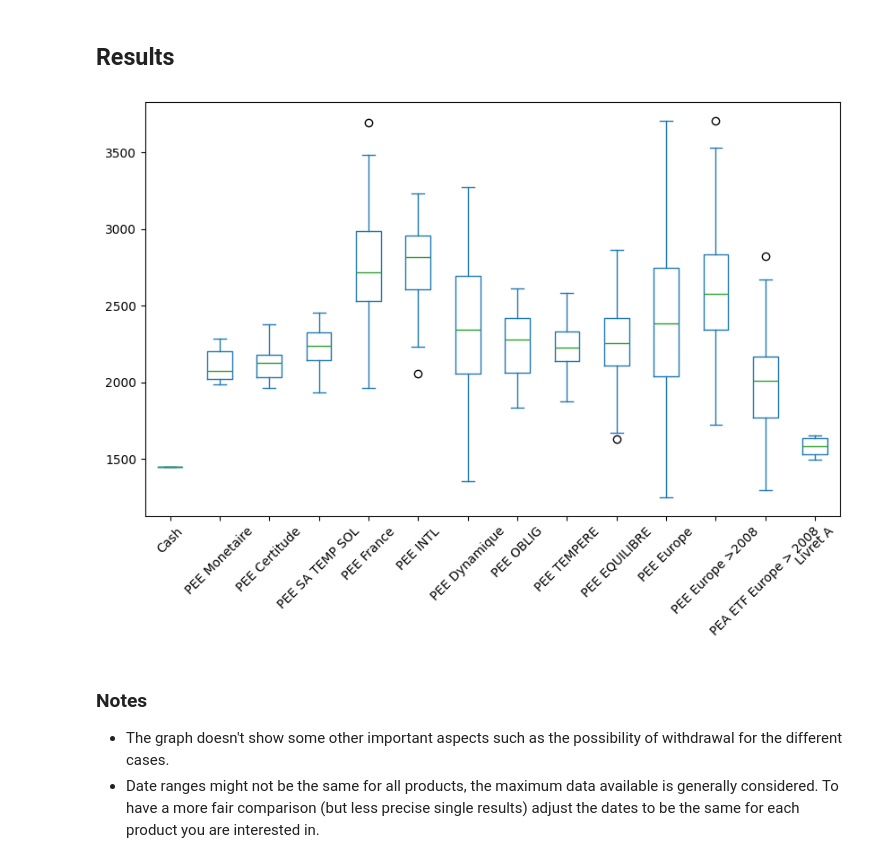
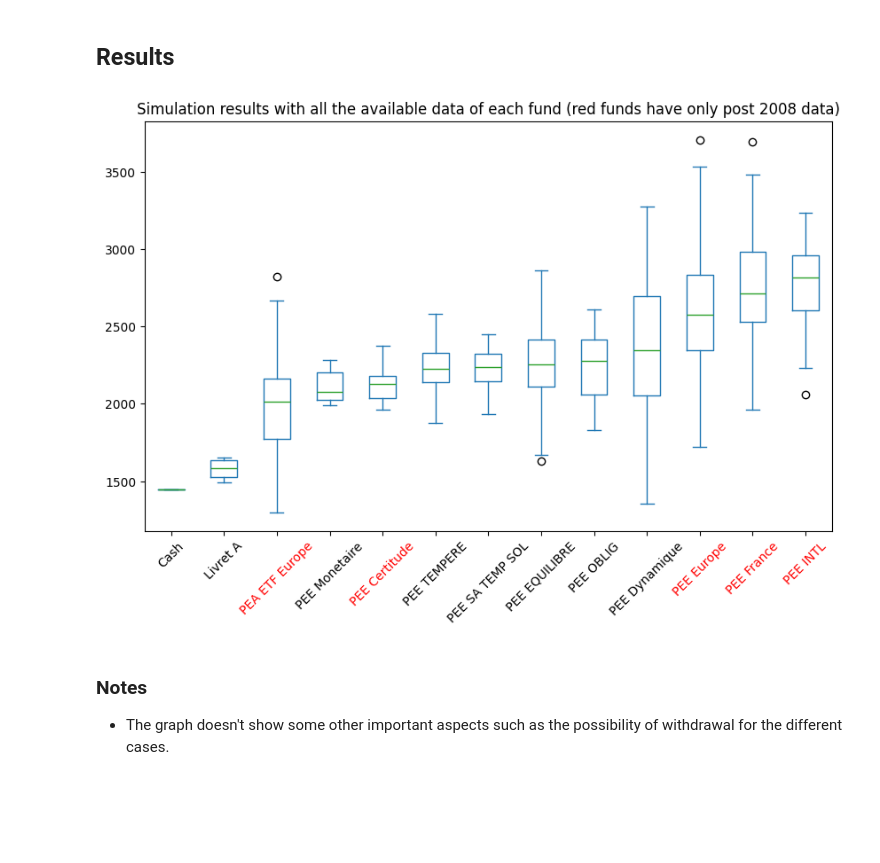
Before and after one commit to Marcondiro/plan-epargne-entreprise-analysis, a Jupyter notebook: pee.ipynb, the cells around one changed output. Cells and saved outputs as stored; diff of their text form; code cells hidden in the pictures; blank space fills up the shorter version.

Commit message:
Add comparison on same data range

```diff
--- a/pee.ipynb
+++ b/pee.ipynb
@@ -210,7 +196,6 @@ results["PEE EQUILIBRE"] = past_returns(df, params.PRIME, consts.PRELEVEMENT_SOC
 # %% [markdown]
 ### PEE CM-AM AVENIR ACTIONS EUROPE
 # %%
-# From the KID (Document d’informations clés)
 entrance_fee = 0.01
 
 df = pd.read_excel("./data/CM-AM AVENIR ACTIONS EUROPE.xlsx", skiprows=6, usecols="A:D", parse_dates=["Date de cotation"], date_format='%d/%m/%Y', index_col='Date de cotation', skipfooter=5)
@@ -219,7 +204,7 @@ df['price'] = df['Dernier cours en EUR']
 results["PEE Europe"] = past_returns(df, params.PRIME, consts.PRELEVEMENT_SOCIAUX, entrance_fee)
 
 df = df[df.index >= "2009-02"]
-results["PEE Europe >2008"] = past_returns(df, params.PRIME, consts.PRELEVEMENT_SOCIAUX, entrance_fee)
+results["PEE Europe"] = past_returns(df, params.PRIME, consts.PRELEVEMENT_SOCIAUX, entrance_fee)
 # %% [markdown]
 ### PEA ETF EURO STOXX 50
 Cash out and put everything in an ETF, on a plan d'épargne en actions(PEA), having the same benchmark as the PEE Europe fund.
@@ -231,7 +216,7 @@ exit_fixed_fee = 6          # transfer out
 df = pd.read_csv("./data/AMUNDIEUROSTOXX50UCITSETFDREURC.txt", sep="\t", parse_dates=["date"], dayfirst=True, index_col='date')
 
 df['price'] = df['clot']
-results["PEA ETF Europe > 2008"] = past_returns(df, prime_net - entrance_fixed_fee, consts.PRELEVEMENT_SOCIAUX) - exit_fixed_fee
+results["PEA ETF Europe"] = past_returns(df, prime_net - entrance_fixed_fee, consts.PRELEVEMENT_SOCIAUX) - exit_fixed_fee
 # %% [markdown]
 ### Livret A / LDDS
 What if I cash out and put everything in a livrets défiscalisés.
@@ -256,12 +241,22 @@ results["Livret A"]= df['net']
 ## Results
 # %%
 df = pd.DataFrame(dict([(key, pd.Series(value)) for key, value in results.items()]))
-plt = df.plot(kind='box', figsize=(10,6))
+df = df[df.median().sort_values().index]
+
+x_colors = [
+    'red' if isinstance(results[key], pd.Series) and results[key].first_valid_index() >= pd.Timestamp(year=2008 + params.YEARS, month=1, day=1)
+    else 'black'
+    for key in df.columns
+]
+
+plt = df.plot(kind='box', figsize=(10,6), title="Simulation results with all the available data of each fund (red funds have only post 2008 data)")
 plt.xaxis.set_tick_params(rotation=45)
+
+for tick, color in zip(plt.get_xticklabels(), x_colors):
+    tick.set_color(color)
 # %% [output]
-[figure, old version]
+[figure, new version]
 # %% [markdown]
 ### Notes
 
 - The graph doesn't show some other important aspects such as the possibility of withdrawal for the different cases.
-- Date ranges might not be the same for all products, the maximum data available is generally considered. To have a more fair comparison (but less precise single results) adjust the dates to be the same for each product you are interested in.
```
Also changed, not shown: parts of 12 cells of this notebook.
